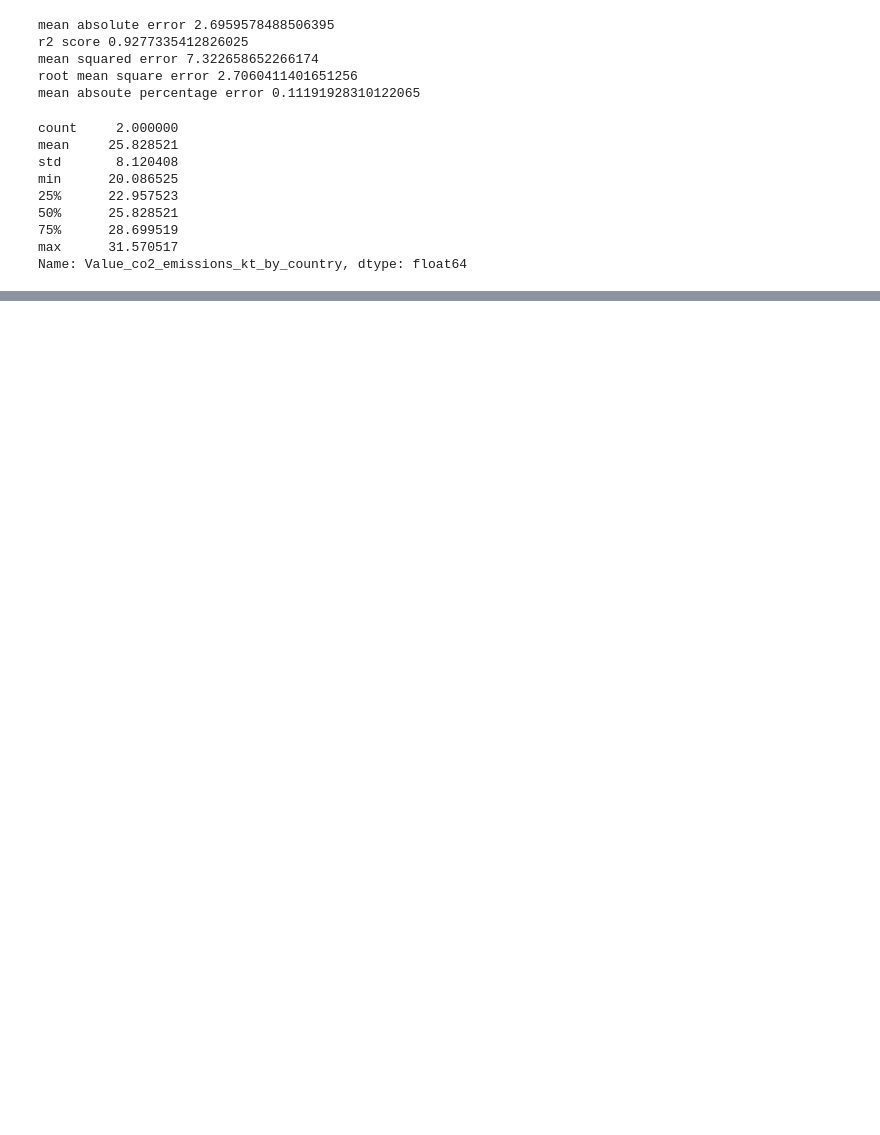
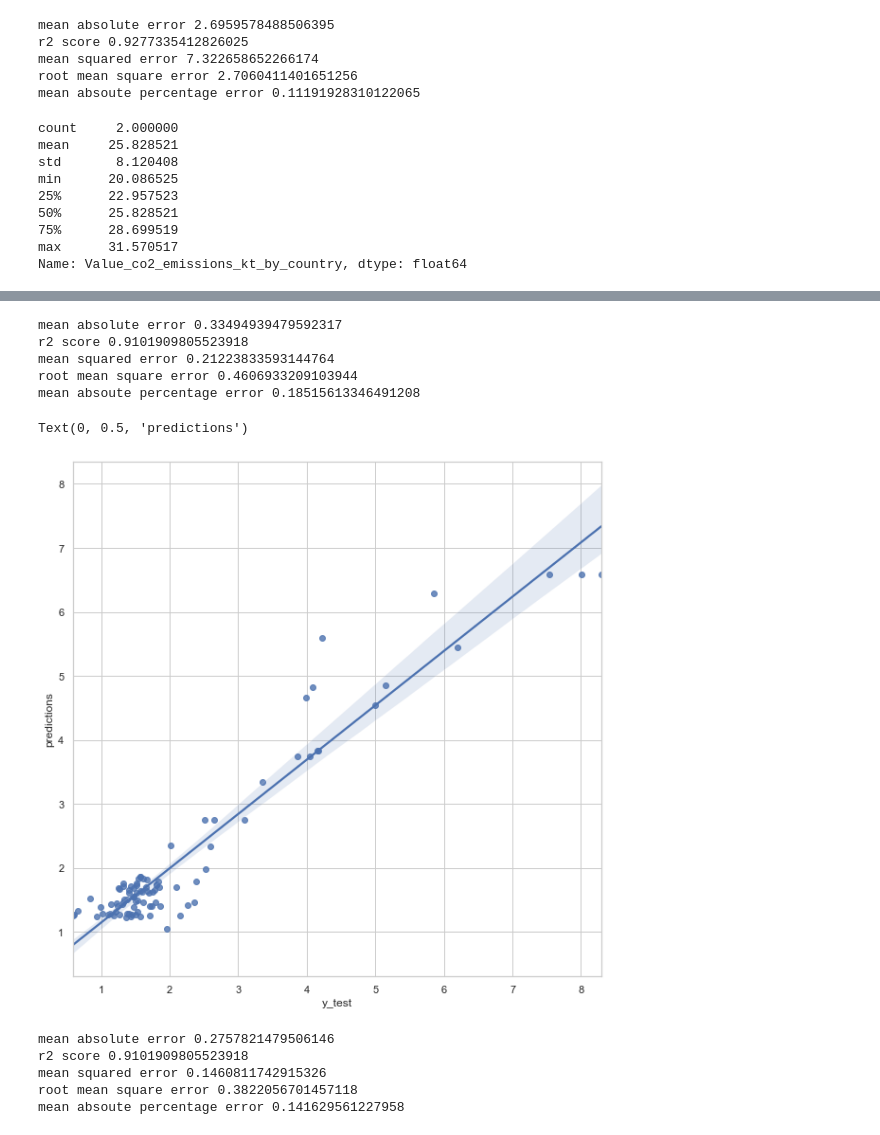
Before and after one commit to gauravjoshijo/CO2_Emission_Contribution_Model, a Jupyter notebook: Test_5.ipynb, the cells around one changed output, grey strips where cells are left out. Saved outputs shown, nothing was run; the diff lists cells and outputs as text; code cells hidden in the pictures; blank space fills up the shorter version.

Commit message:
Test_5 updated

```diff
--- a/Test_5.ipynb
+++ b/Test_5.ipynb
@@ -319,0 +308,3 @@ mean absoute percentage error 0.4000549964890482
+# %%
+X= df_b['Electricity from fossil fuels (TWh)'].to_numpy().reshape(-1,1)
+y= df_b['Value_co2_emissions_kt_by_country'].to_numpy().reshape(-1,1)
@@ -319,0 +313,3 @@ mean absoute percentage error 0.4000549964890482
+# %%
+grid_search= GridSearchCV(estimator=RandomForestRegressor(),param_grid=param_grid, cv=5,n_jobs=-1,refit=True,verbose=2)
+grid_search.fit(X_train,y_train)
@@ -319,0 +324,22 @@ mean absoute percentage error 0.4000549964890482
+# %%
+predictions= grid_search.predict(X_test)
+# %%
+print("mean absolute error",mean_absolute_error(y_test,predictions))
+print("r2 score",r2_score(y_test,predictions))
+print("mean squared error",mean_squared_error(y_test,predictions))
+print("root mean square error",np.sqrt(mean_squared_error(y_test,predictions)))
+print("mean absoute percentage error",mean_absolute_percentage_error(y_test,predictions))
+# %% [output]
+mean absolute error 0.33494939479592317
+r2 score 0.9101909805523918
+mean squared error 0.21223833593144764
+root mean square error 0.4606933209103944
+mean absoute percentage error 0.18515613346491208
+# %%
+plt.figure(figsize=(10,10))
+sns.regplot(x=y_test, y=predictions)
+plt.xlabel("y_test")
+plt.ylabel("predictions")
+# %% [output]
+Text(0, 0.5, 'predictions')
+[figure, added]
@@ -319,0 +352,13 @@ mean absoute percentage error 0.4000549964890482
+# %%
+
+print("mean absolute error",mean_absolute_error(y_t,predictions_2010))
+print("r2 score",r2_score(y_test,predictions))
+print("mean squared error",mean_squared_error(y_t,predictions_2010))
+print("root mean square error",np.sqrt(mean_squared_error(y_t,predictions_2010)))
+print("mean absoute percentage error",mean_absolute_percentage_error(y_t,predictions_2010))
+# %% [output]
+mean absolute error 0.2757821479506146
+r2 score 0.9101909805523918
+mean squared error 0.1460811742915326
+root mean square error 0.3822056701457118
+mean absoute percentage error 0.141629561227958
```
Also changed, not shown: parts of 46 cells of this notebook.
